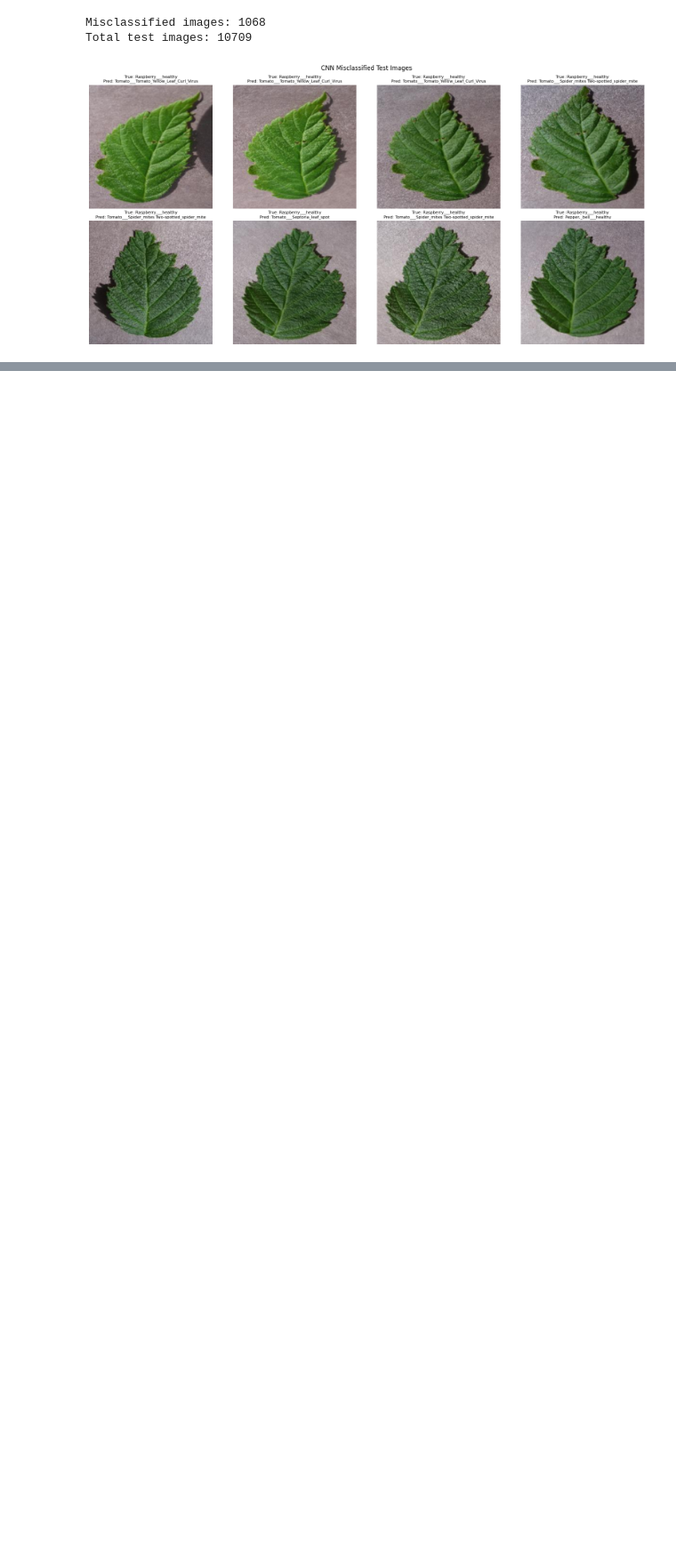
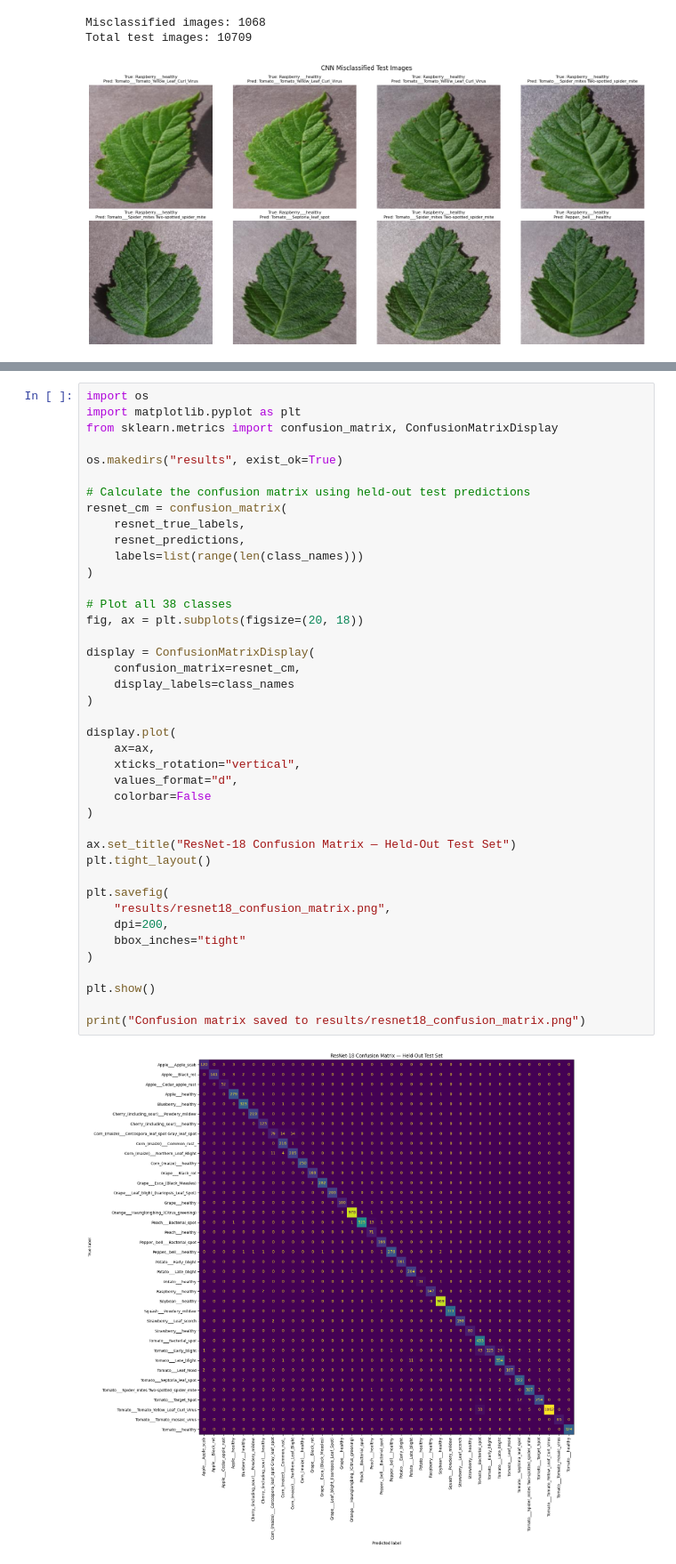
Before and after one commit to Rivier-Computer-Science/FA26-COMP-671-Kodavantiganti, a Jupyter notebook: notebooks/plant_disease_detection.ipynb, the cells around one changed output, grey strips where cells are left out. Shown at 89% size. Saved outputs shown, nothing was run; the diff lists cells and outputs as text; blank space fills up the shorter version.

```diff
--- a/notebooks/plant_disease_detection.ipynb
+++ b/notebooks/plant_disease_detection.ipynb
@@ -888,0 +1234,43 @@ Total test images: 10709
+# %%
+import os
+import matplotlib.pyplot as plt
+from sklearn.metrics import confusion_matrix, ConfusionMatrixDisplay
+
+os.makedirs("results", exist_ok=True)
+
+# Calculate the confusion matrix using held-out test predictions
+resnet_cm = confusion_matrix(
+    resnet_true_labels,
+    resnet_predictions,
+    labels=list(range(len(class_names)))
+)
+
+# Plot all 38 classes
+fig, ax = plt.subplots(figsize=(20, 18))
+
+display = ConfusionMatrixDisplay(
+    confusion_matrix=resnet_cm,
+    display_labels=class_names
+)
+
+display.plot(
+    ax=ax,
+    xticks_rotation="vertical",
+    values_format="d",
+    colorbar=False
+)
+
+ax.set_title("ResNet-18 Confusion Matrix — Held-Out Test Set")
+plt.tight_layout()
+
+plt.savefig(
+    "results/resnet18_confusion_matrix.png",
+    dpi=200,
+    bbox_inches="tight"
+)
+
+plt.show()
+
+print("Confusion matrix saved to results/resnet18_confusion_matrix.png")
+# %% [output]
+[figure, added]
```
Also changed, not shown: parts of 38 cells of this notebook.
